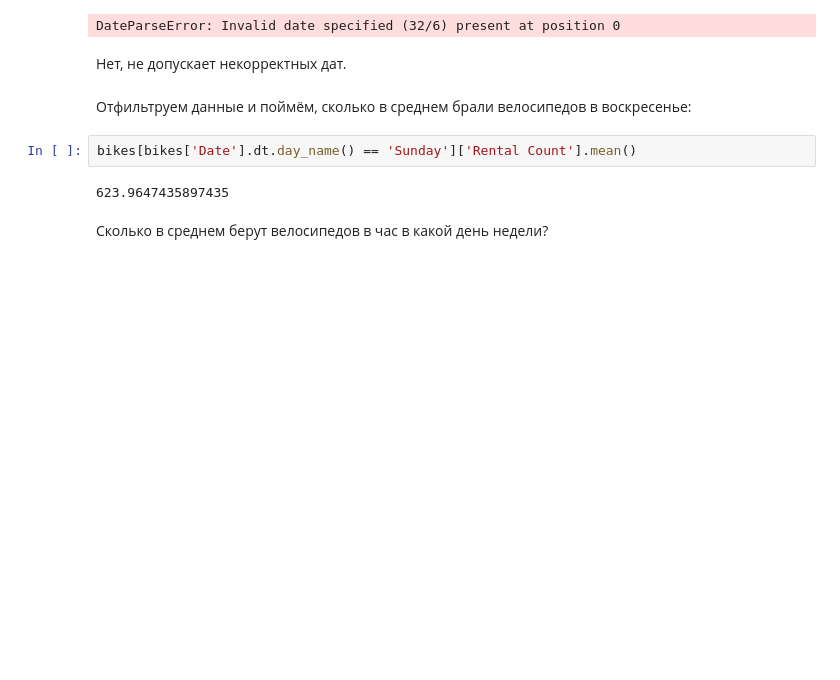
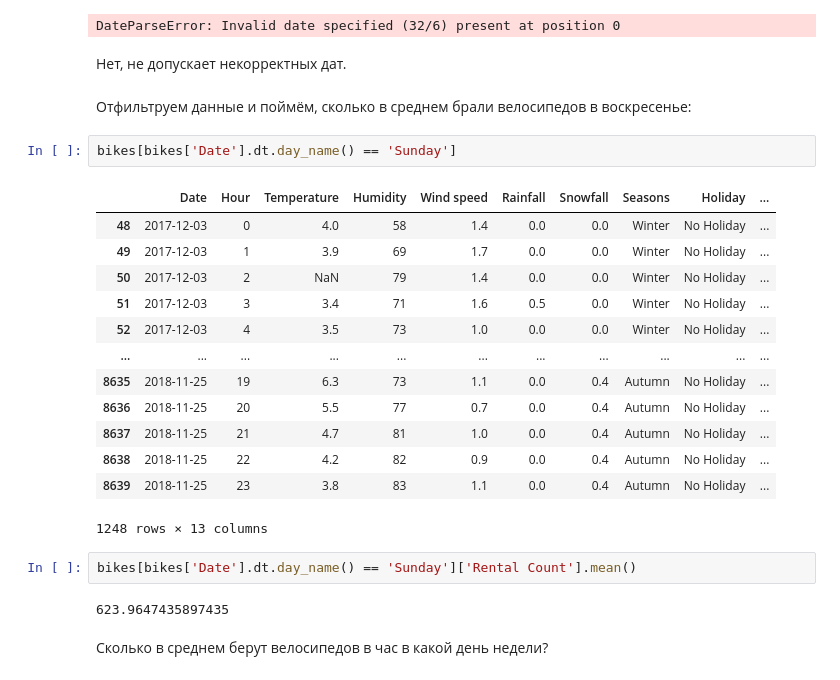
Before and after one commit to tbkazakova/DataAnalysis_2023, a Jupyter notebook: datan/230418_newvars.ipynb, the cells around one changed output. Drawn from its saved outputs; the diff is of its cells as text; blank space fills up the shorter version.

```diff
--- a/datan/230418_newvars.ipynb
+++ b/datan/230418_newvars.ipynb
@@ -258,6 +277,22 @@ DateParseError: Invalid date specified (32/6) present at position 0
 Нет, не допускает некорректных дат.
 # %% [markdown]
 Отфильтруем данные и поймём, сколько в среднем брали велосипедов в воскресенье:
+# %%
+bikes[bikes['Date'].dt.day_name() == 'Sunday']
+# %% [output]
+|  | Date | Hour | Temperature | Humidity | Wind speed | Rainfall | Snowfall | Seasons | Holiday | ... |
+| 48 | 2017-12-03 | 0 | 4.0 | 58 | 1.4 | 0.0 | 0.0 | Winter | No Holiday | ... |
+| 49 | 2017-12-03 | 1 | 3.9 | 69 | 1.7 | 0.0 | 0.0 | Winter | No Holiday | ... |
+| 50 | 2017-12-03 | 2 | NaN | 79 | 1.4 | 0.0 | 0.0 | Winter | No Holiday | ... |
+| 51 | 2017-12-03 | 3 | 3.4 | 71 | 1.6 | 0.5 | 0.0 | Winter | No Holiday | ... |
+| 52 | 2017-12-03 | 4 | 3.5 | 73 | 1.0 | 0.0 | 0.0 | Winter | No Holiday | ... |
+| ... | ... | ... | ... | ... | ... | ... | ... | ... | ... | ... |
+| 8635 | 2018-11-25 | 19 | 6.3 | 73 | 1.1 | 0.0 | 0.4 | Autumn | No Holiday | ... |
+| 8636 | 2018-11-25 | 20 | 5.5 | 77 | 0.7 | 0.0 | 0.4 | Autumn | No Holiday | ... |
+| 8637 | 2018-11-25 | 21 | 4.7 | 81 | 1.0 | 0.0 | 0.4 | Autumn | No Holiday | ... |
+| 8638 | 2018-11-25 | 22 | 4.2 | 82 | 0.9 | 0.0 | 0.4 | Autumn | No Holiday | ... |
+| 8639 | 2018-11-25 | 23 | 3.8 | 83 | 1.1 | 0.0 | 0.4 | Autumn | No Holiday | ... |
+1248 rows × 13 columns
 # %%
 bikes[bikes['Date'].dt.day_name() == 'Sunday']['Rental Count'].mean()
 # %% [output]
```
Also changed, not shown: parts of 26 cells of this notebook.
